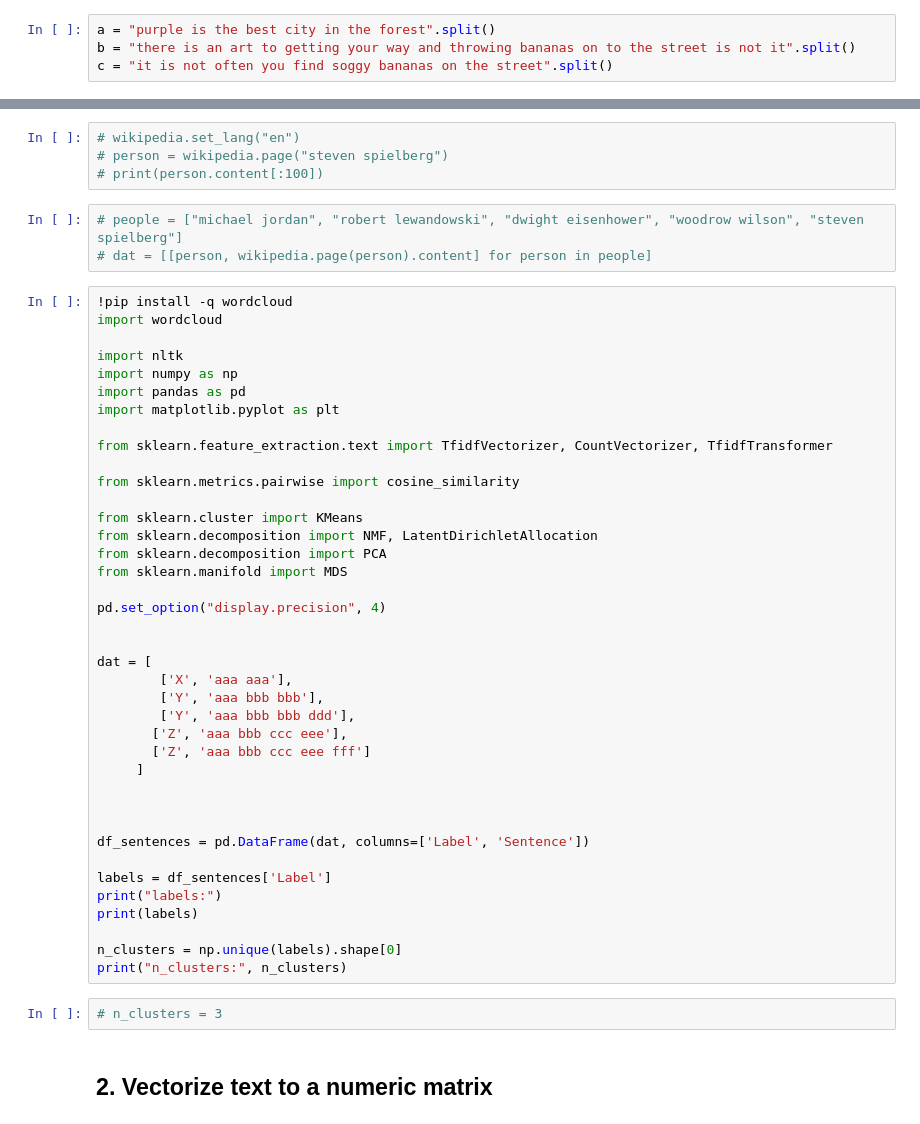
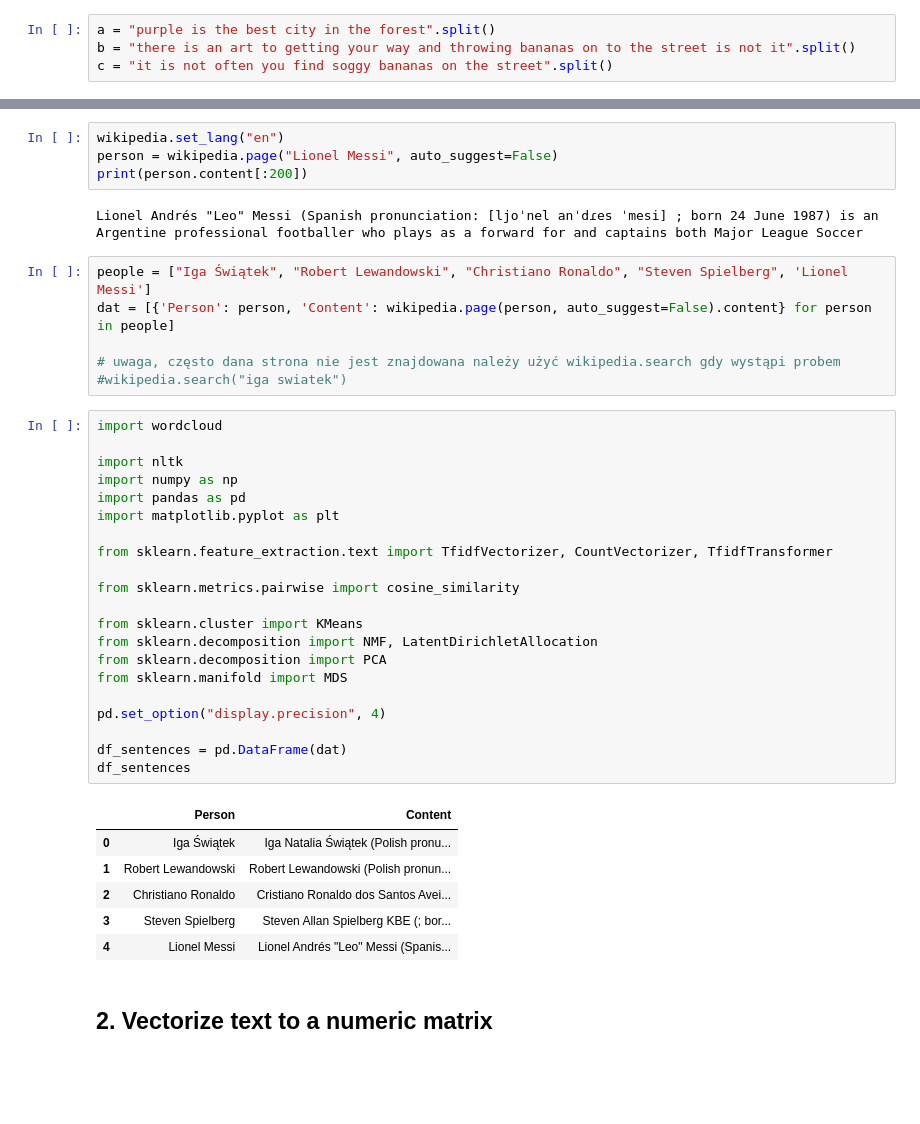
Before and after one commit to LanguegeEngineering/UW_Embeddings, a Jupyter notebook: TF_IDF_clustering.ipynb, the cells around one changed output, grey strips where cells are left out. Saved outputs shown, nothing was run; the diff lists cells and outputs as text; blank space fills up the shorter version.

```diff
--- a/TF_IDF_clustering.ipynb
+++ b/TF_IDF_clustering.ipynb
@@ -32,51 +41,43 @@ tf_idf('forest', b)
 # %%
-# wikipedia.set_lang("en")
-# person = wikipedia.page("steven spielberg")
-# print(person.content[:100])
+wikipedia.set_lang("en")
+person = wikipedia.page("Lionel Messi", auto_suggest=False)
+print(person.content[:200])
+# %% [output]
+Lionel Andrés "Leo" Messi (Spanish pronunciation: [ljoˈnel anˈdɾes ˈmesi] ; born 24 June 1987) is an Argentine professional footballer who plays as a forward for and captains both Major League Soccer
-# %%
-# people = ["michael jordan", "robert lewandowski", "dwight eisenhower", "woodrow wilson", "steven spielberg"]
-# dat = [[person, wikipedia.page(person).content] for person in people]
+# %%
+people = ["Iga Świątek", "Robert Lewandowski", "Christiano Ronaldo", "Steven Spielberg", 'Lionel Messi']
+dat = [{'Person': person, 'Content': wikipedia.page(person, auto_suggest=False).content} for person in people]
+
+# uwaga, często dana strona nie jest znajdowana należy użyć wikipedia.search gdy wystąpi probem
+#wikipedia.search("iga swiatek")
 # %%
-!pip install -q wordcloud
 import wordcloud
 
 import nltk
 import numpy as np
 import pandas as pd
 import matplotlib.pyplot as plt
 
 from sklearn.feature_extraction.text import TfidfVectorizer, CountVectorizer, TfidfTransformer
 
 from sklearn.metrics.pairwise import cosine_similarity
 
 from sklearn.cluster import KMeans
 from sklearn.decomposition import NMF, LatentDirichletAllocation
 from sklearn.decomposition import PCA
 from sklearn.manifold import MDS
 
 pd.set_option("display.precision", 4)
 
-
-dat = [
-        ['X', 'aaa aaa'],
-        ['Y', 'aaa bbb bbb'],
-        ['Y', 'aaa bbb bbb ddd'],
-       ['Z', 'aaa bbb ccc eee'],
-       ['Z', 'aaa bbb ccc eee fff']
-     ]
-
-
-
-df_sentences = pd.DataFrame(dat, columns=['Label', 'Sentence'])
-
-labels = df_sentences['Label']
-print("labels:")
-print(labels)
-
-n_clusters = np.unique(labels).shape[0]
-print("n_clusters:", n_clusters)
+df_sentences = pd.DataFrame(dat)
+df_sentences
+# %% [output]
+|  | Person | Content |
+| 0 | Iga Świątek | Iga Natalia Świątek (Polish pronu... |
+| 1 | Robert Lewandowski | Robert Lewandowski (Polish pronun... |
+| 2 | Christiano Ronaldo | Cristiano Ronaldo dos Santos Avei... |
+| 3 | Steven Spielberg | Steven Allan Spielberg KBE (; bor... |
+| 4 | Lionel Messi | Lionel Andrés "Leo" Messi (Spanis... |
-# %%
-# n_clusters = 3
 # %% [markdown]
 ## 2. Vectorize text to a numeric matrix
 # %%
```
Also changed, not shown: parts of 17 cells of this notebook.
